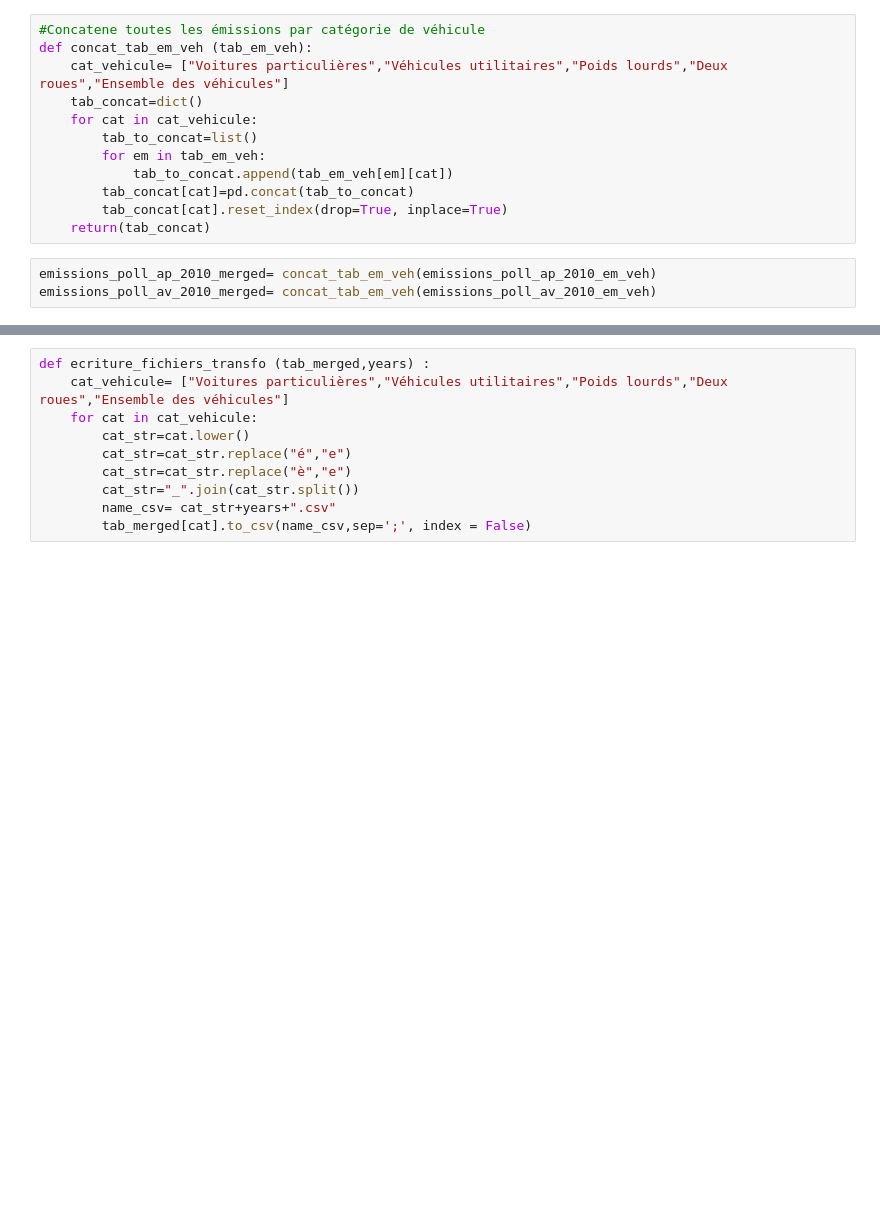
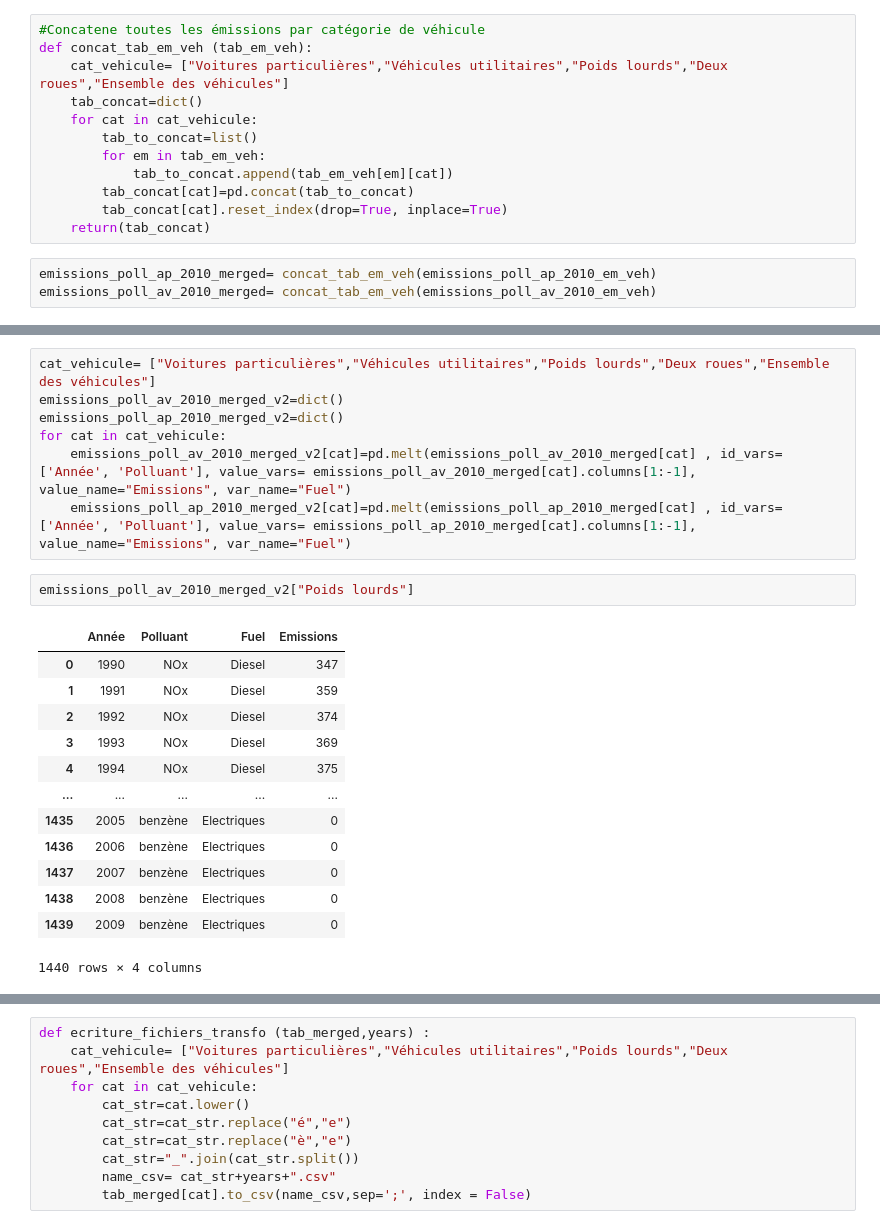
Before and after one commit to ABDATA3-Team5/GreenCars, a Jupyter notebook: emissions_polluantes/Transfo_dataset_emissions_pollu.ipynb, the cells around one changed output, grey strips where cells are left out. Drawn from its saved outputs; the diff is of its cells as text; blank space fills up the shorter version.

```diff
--- a/emissions_polluantes/Transfo_dataset_emissions_pollu.ipynb
+++ b/emissions_polluantes/Transfo_dataset_emissions_pollu.ipynb
@@ -272,0 +291,23 @@ emissions_poll_av_2010_merged= concat_tab_em_veh(emissions_poll_av_2010_em_veh)
+# %%
+cat_vehicule= ["Voitures particulières","Véhicules utilitaires","Poids lourds","Deux roues","Ensemble des véhicules"]
+emissions_poll_av_2010_merged_v2=dict()
+emissions_poll_ap_2010_merged_v2=dict()
+for cat in cat_vehicule:
+    emissions_poll_av_2010_merged_v2[cat]=pd.melt(emissions_poll_av_2010_merged[cat] , id_vars=['Année', 'Polluant'], value_vars= emissions_poll_av_2010_merged[cat].columns[1:-1], value_name="Emissions", var_name="Fuel")
+    emissions_poll_ap_2010_merged_v2[cat]=pd.melt(emissions_poll_ap_2010_merged[cat] , id_vars=['Année', 'Polluant'], value_vars= emissions_poll_ap_2010_merged[cat].columns[1:-1], value_name="Emissions", var_name="Fuel")
+# %%
+emissions_poll_av_2010_merged_v2["Poids lourds"]
+# %% [output]
+|  | Année | Polluant | Fuel | Emissions |
+| 0 | 1990 | NOx | Diesel | 347 |
+| 1 | 1991 | NOx | Diesel | 359 |
+| 2 | 1992 | NOx | Diesel | 374 |
+| 3 | 1993 | NOx | Diesel | 369 |
+| 4 | 1994 | NOx | Diesel | 375 |
+| ... | ... | ... | ... | ... |
+| 1435 | 2005 | benzène | Electriques | 0 |
+| 1436 | 2006 | benzène | Electriques | 0 |
+| 1437 | 2007 | benzène | Electriques | 0 |
+| 1438 | 2008 | benzène | Electriques | 0 |
+| 1439 | 2009 | benzène | Electriques | 0 |
+1440 rows × 4 columns
```
Also changed, not shown: parts of 9 cells of this notebook, 21 other files.
